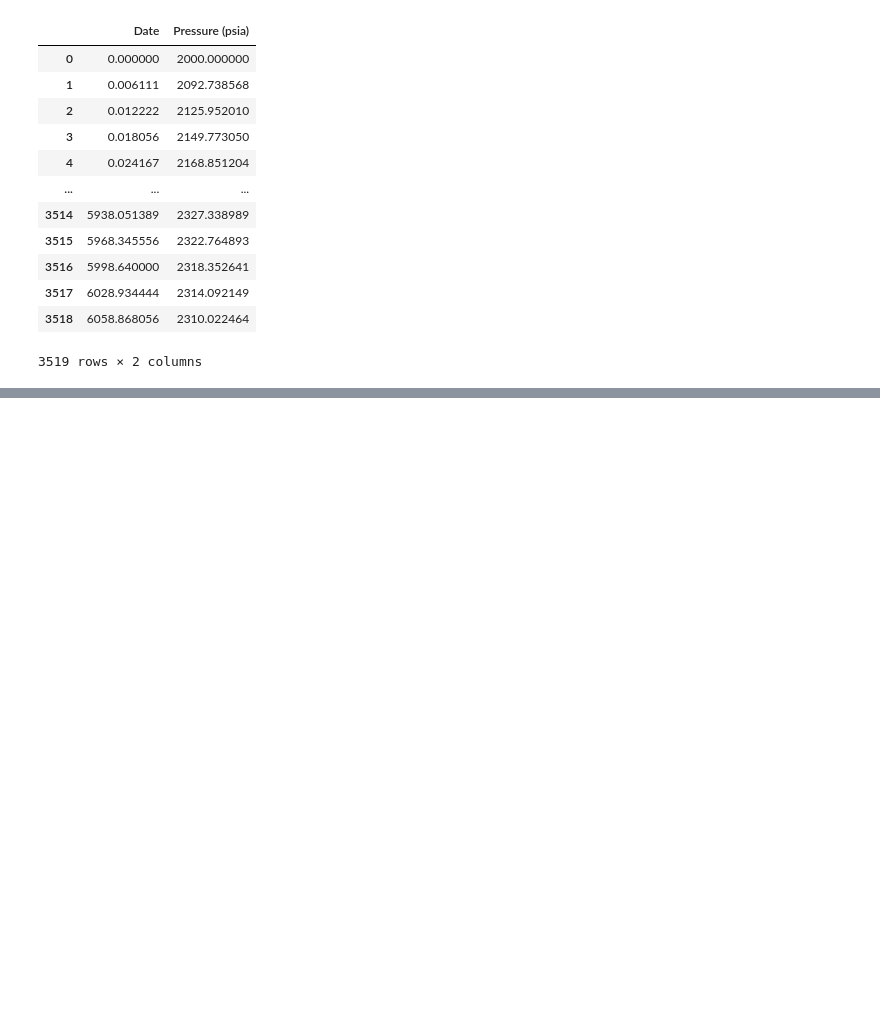
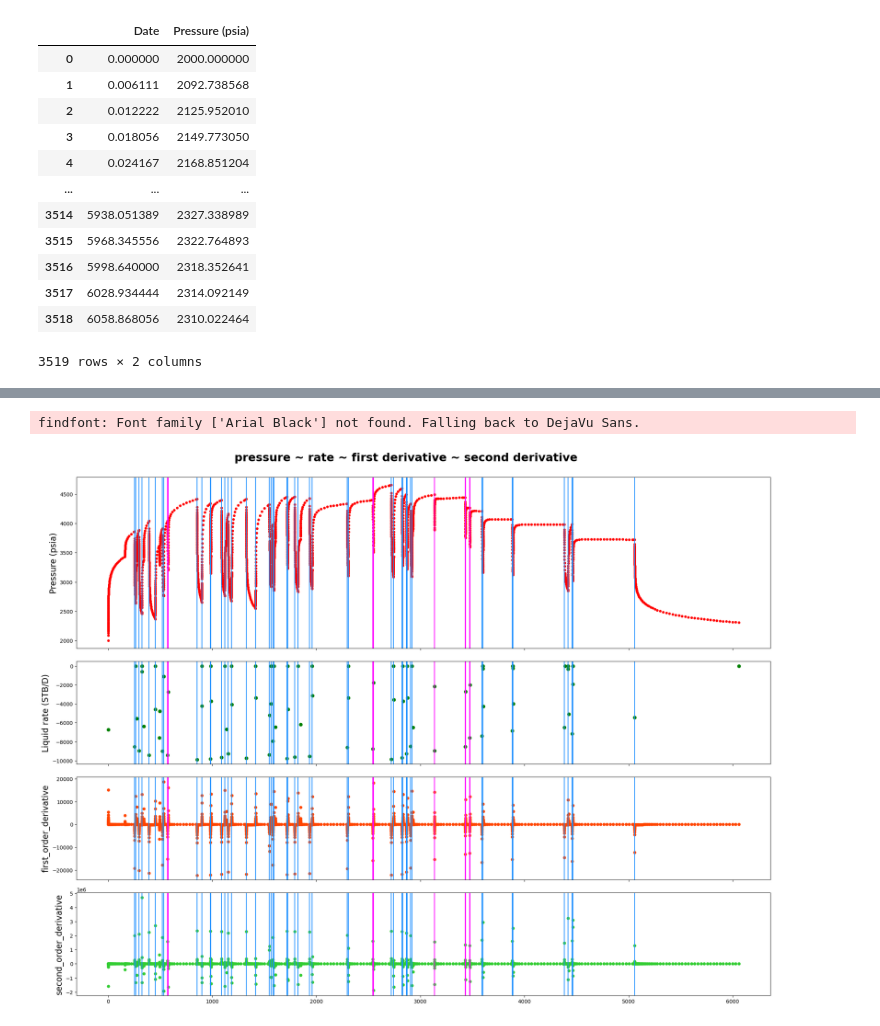
Before and after one commit to juneciel510/transient_identification, a Jupyter notebook: source_code/synthetic_data.ipynb, the cells around one changed output, grey strips where cells are left out. Drawn from its saved outputs; the diff is of its cells as text; code cells hidden in the pictures; blank space fills up the shorter version.

```diff
--- a/source_code/synthetic_data.ipynb
+++ b/source_code/synthetic_data.ipynb
@@ -127,0 +150,11 @@ display(pressure_df)
+# %%
+colum_names ={"pressure":["Date","Pressure (psia)","first_order_derivative","second_order_derivative"],
+                    "rate":["Time@end","Liquid rate (STB/D)"]}
+plot_4_metrics(pressure_df,
+               rate_df,
+               breakpoints_detected,
+               ground_truth,
+               colum_names)
+# %% [output]
+findfont: Font family ['Arial Black'] not found. Falling back to DejaVu Sans.
+[figure, added]
```
Also changed, not shown: parts of 16 cells of this notebook, 4 other files.
